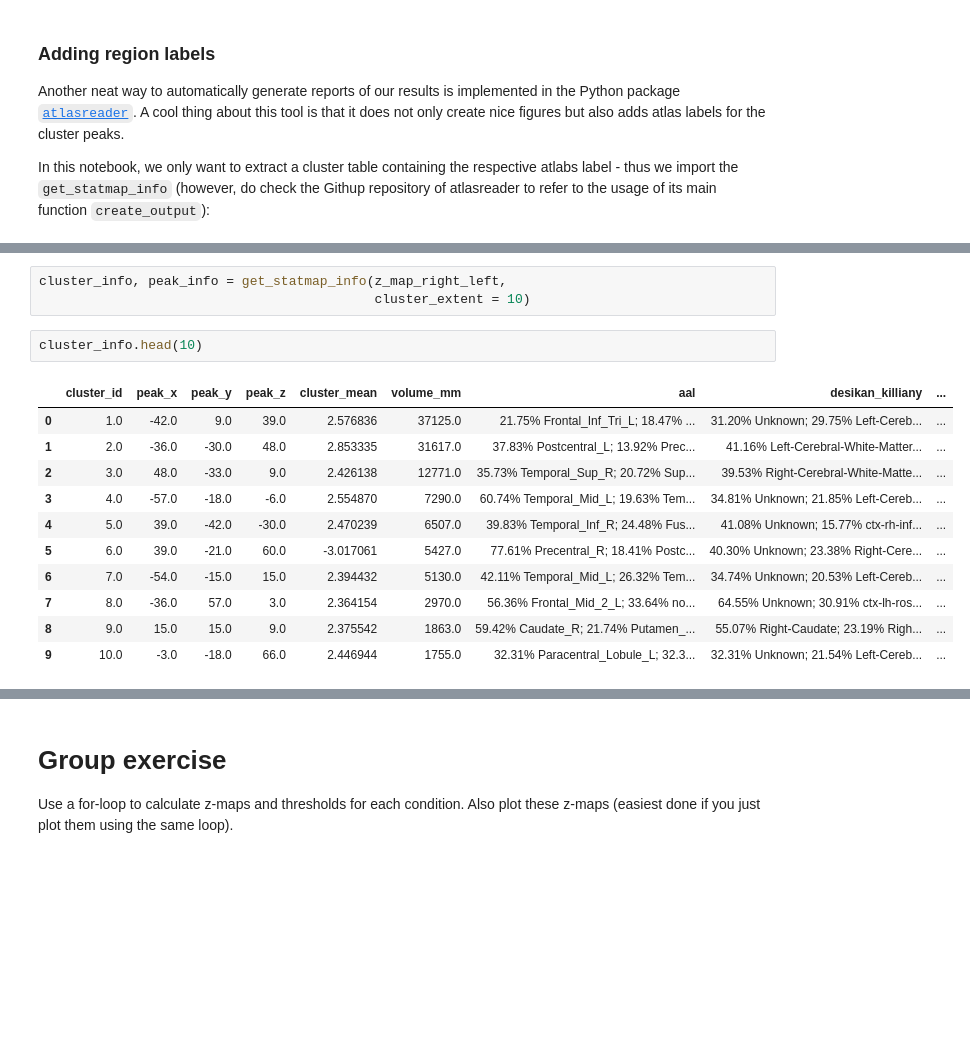
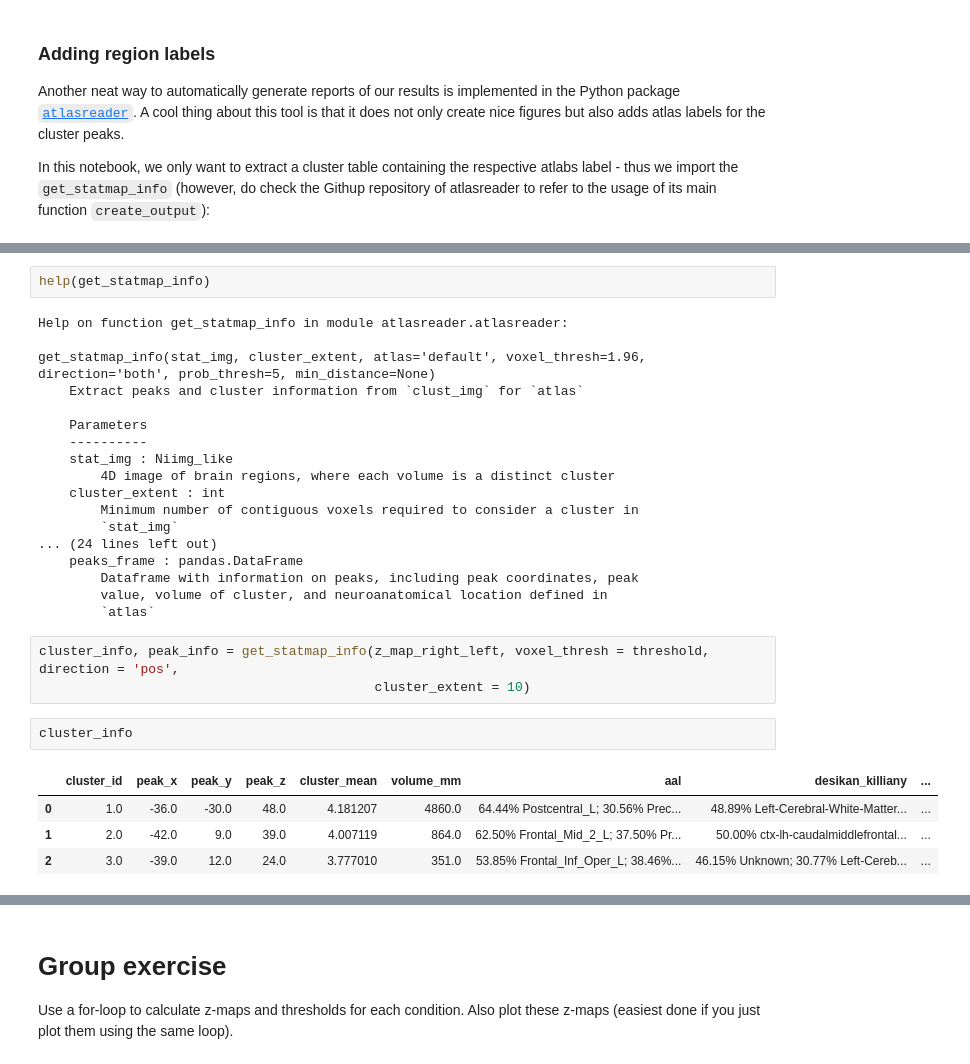
Before and after one commit to marlapinkert/TEWA2, a Jupyter notebook: 04_first-level-analysis.ipynb, the cells around one changed output, grey strips where cells are left out. Cells and saved outputs as stored; diff of their text form; blank space fills up the shorter version.

Commit message:
added solution and explanation on clusters

```diff
--- a/04_first-level-analysis.ipynb
+++ b/04_first-level-analysis.ipynb
@@ -344,17 +361,30 @@ https://github.com/miykael/atlasreader/tree/master/atlasreader/data
+# %%
+help(get_statmap_info)
+# %% [output]
+Help on function get_statmap_info in module atlasreader.atlasreader:
+
+get_statmap_info(stat_img, cluster_extent, atlas='default', voxel_thresh=1.96, direction='both', prob_thresh=5, min_distance=None)
+    Extract peaks and cluster information from `clust_img` for `atlas`
+
+    Parameters
+    ----------
+    stat_img : Niimg_like
+        4D image of brain regions, where each volume is a distinct cluster
+    cluster_extent : int
+        Minimum number of contiguous voxels required to consider a cluster in
+        `stat_img`
+... (24 lines left out)
+    peaks_frame : pandas.DataFrame
+        Dataframe with information on peaks, including peak coordinates, peak
+        value, volume of cluster, and neuroanatomical location defined in
+        `atlas`
 # %%
-cluster_info, peak_info = get_statmap_info(z_map_right_left,
+cluster_info, peak_info = get_statmap_info(z_map_right_left, voxel_thresh = threshold, direction = 'pos',
                                            cluster_extent = 10)
 # %%
-cluster_info.head(10)
+cluster_info
 # %% [output]
 |  | cluster_id | peak_x | peak_y | peak_z | cluster_mean | volume_mm | aal | desikan_killiany | ... |
-| 0 | 1.0 | -42.0 | 9.0 | 39.0 | 2.576836 | 37125.0 | 21.75% Frontal_Inf_Tri_L; 18.47% ... | 31.20% Unknown; 29.75% Left-Cereb... | ... |
-| 1 | 2.0 | -36.0 | -30.0 | 48.0 | 2.853335 | 31617.0 | 37.83% Postcentral_L; 13.92% Prec... | 41.16% Left-Cerebral-White-Matter... | ... |
-| 2 | 3.0 | 48.0 | -33.0 | 9.0 | 2.426138 | 12771.0 | 35.73% Temporal_Sup_R; 20.72% Sup... | 39.53% Right-Cerebral-White-Matte... | ... |
-| 3 | 4.0 | -57.0 | -18.0 | -6.0 | 2.554870 | 7290.0 | 60.74% Temporal_Mid_L; 19.63% Tem... | 34.81% Unknown; 21.85% Left-Cereb... | ... |
-| 4 | 5.0 | 39.0 | -42.0 | -30.0 | 2.470239 | 6507.0 | 39.83% Temporal_Inf_R; 24.48% Fus... | 41.08% Unknown; 15.77% ctx-rh-inf... | ... |
-| 5 | 6.0 | 39.0 | -21.0 | 60.0 | -3.017061 | 5427.0 | 77.61% Precentral_R; 18.41% Postc... | 40.30% Unknown; 23.38% Right-Cere... | ... |
-| 6 | 7.0 | -54.0 | -15.0 | 15.0 | 2.394432 | 5130.0 | 42.11% Temporal_Mid_L; 26.32% Tem... | 34.74% Unknown; 20.53% Left-Cereb... | ... |
-| 7 | 8.0 | -36.0 | 57.0 | 3.0 | 2.364154 | 2970.0 | 56.36% Frontal_Mid_2_L; 33.64% no... | 64.55% Unknown; 30.91% ctx-lh-ros... | ... |
-| 8 | 9.0 | 15.0 | 15.0 | 9.0 | 2.375542 | 1863.0 | 59.42% Caudate_R; 21.74% Putamen_... | 55.07% Right-Caudate; 23.19% Righ... | ... |
-| 9 | 10.0 | -3.0 | -18.0 | 66.0 | 2.446944 | 1755.0 | 32.31% Paracentral_Lobule_L; 32.3... | 32.31% Unknown; 21.54% Left-Cereb... | ... |
+| 0 | 1.0 | -36.0 | -30.0 | 48.0 | 4.181207 | 4860.0 | 64.44% Postcentral_L; 30.56% Prec... | 48.89% Left-Cerebral-White-Matter... | ... |
+| 1 | 2.0 | -42.0 | 9.0 | 39.0 | 4.007119 | 864.0 | 62.50% Frontal_Mid_2_L; 37.50% Pr... | 50.00% ctx-lh-caudalmiddlefrontal... | ... |
+| 2 | 3.0 | -39.0 | 12.0 | 24.0 | 3.777010 | 351.0 | 53.85% Frontal_Inf_Oper_L; 38.46%... | 46.15% Unknown; 30.77% Left-Cereb... | ... |
```
Also changed, not shown: parts of 11 cells of this notebook.
